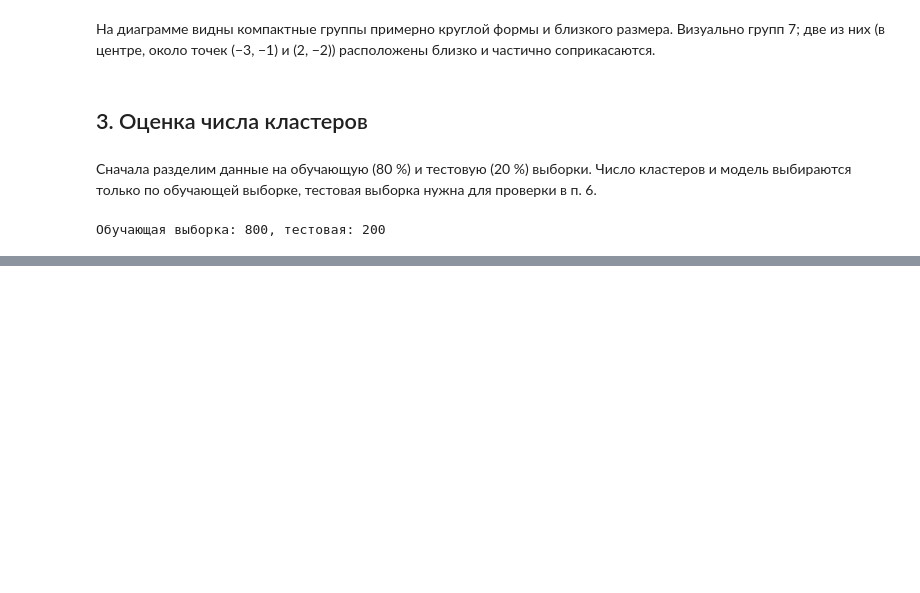
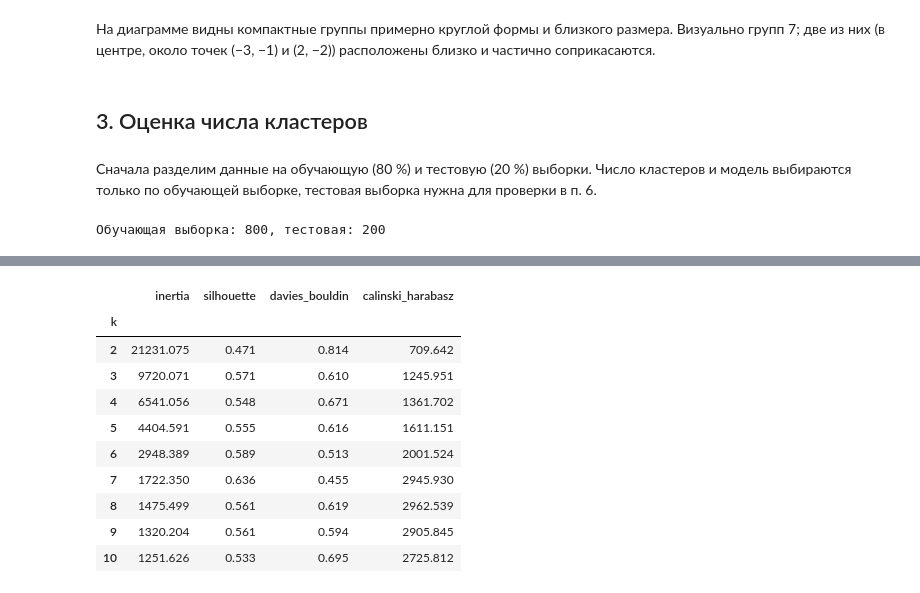
Before and after one commit to calculation-methods/ml, a Jupyter notebook: stud/vasyutinskiy/lab2.ipynb, the cells around one changed output, grey strips where cells are left out. Saved outputs shown, nothing was run; the diff lists cells and outputs as text; code cells hidden in the pictures; blank space fills up the shorter version.

```diff
--- a/stud/vasyutinskiy/lab2.ipynb
+++ b/stud/vasyutinskiy/lab2.ipynb
@@ -92,0 +99,26 @@ print(f'Обучающая выборка: {len(X_train)}, тестовая: {le
+# %%
+k_range = range(2, 11)
+rows = []
+for k in k_range:
+    model = KMeans(n_clusters=k, n_init=10, random_state=RANDOM_STATE).fit(X_train)
+    rows.append({
+        'k': k,
+        'inertia': model.inertia_,
+        'silhouette': silhouette_score(X_train, model.labels_),
+        'davies_bouldin': davies_bouldin_score(X_train, model.labels_),
+        'calinski_harabasz': calinski_harabasz_score(X_train, model.labels_),
+    })
+k_scores = pd.DataFrame(rows).set_index('k')
+k_scores.round(3)
+# %% [output]
+|  | inertia | silhouette | davies_bouldin | calinski_harabasz |
+| k |  |  |  |  |
+| 2 | 21231.075 | 0.471 | 0.814 | 709.642 |
+| 3 | 9720.071 | 0.571 | 0.610 | 1245.951 |
+| 4 | 6541.056 | 0.548 | 0.671 | 1361.702 |
+| 5 | 4404.591 | 0.555 | 0.616 | 1611.151 |
+| 6 | 2948.389 | 0.589 | 0.513 | 2001.524 |
+| 7 | 1722.350 | 0.636 | 0.455 | 2945.930 |
+| 8 | 1475.499 | 0.561 | 0.619 | 2962.539 |
+| 9 | 1320.204 | 0.561 | 0.594 | 2905.845 |
+| 10 | 1251.626 | 0.533 | 0.695 | 2725.812 |
```
Also changed, not shown: parts of 6 cells of this notebook.
